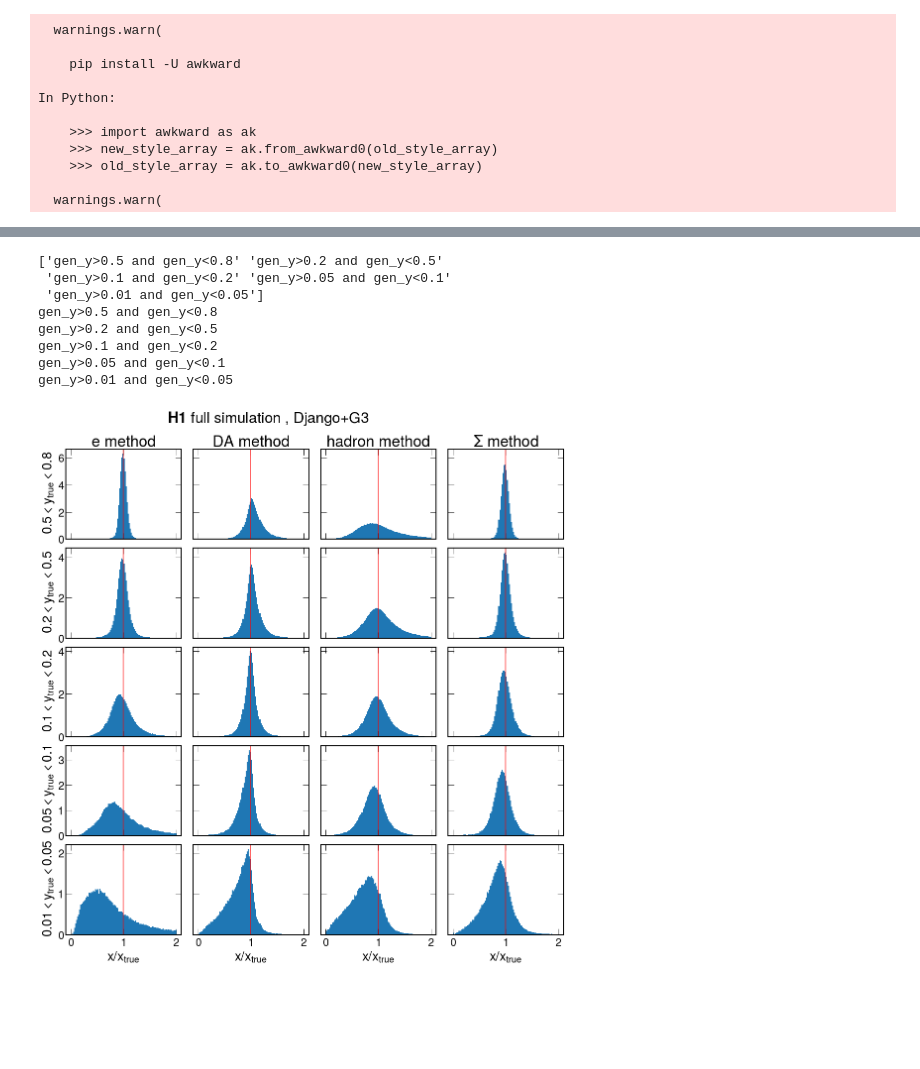
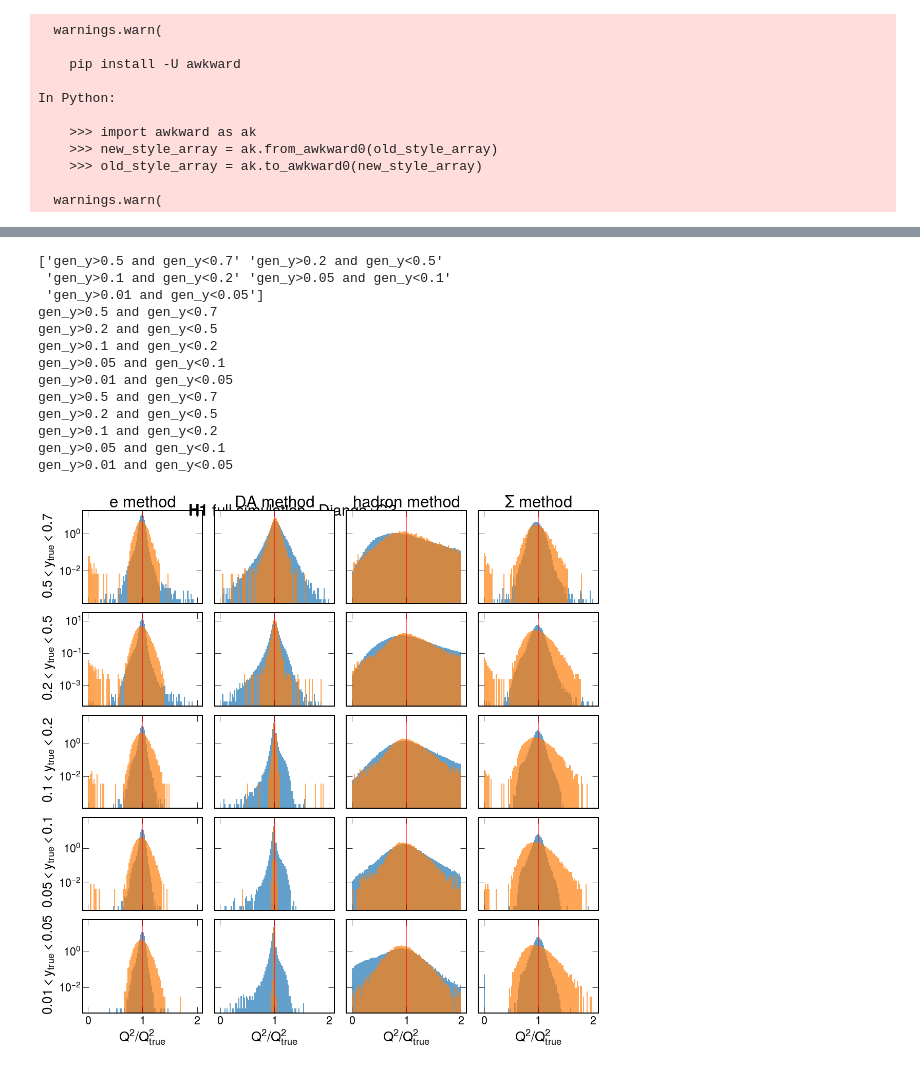
Before and after one commit to miguelignacio/calostudies, a Jupyter notebook: h1sim.ipynb, the cells around one changed output, grey strips where cells are left out. Cells and saved outputs as stored; diff of their text form; code cells hidden in the pictures; blank space fills up the shorter version.

Commit message:
updating h1 fast-full sim comparison notebook

```diff
--- a/h1sim.ipynb
+++ b/h1sim.ipynb
@@ -146,7 +146,7 @@ def get_Dataframe(path, name='Data', tag=None):
 
         if 'Data' not in name:
             try:
-                temp_df   =  temp_tree.pandas.df(["Q2*","gen_Q2","y*","HFS*",'gen_y',"e_*","gene*",'wgt','vertex_z','ptmiss','ptratio*','Empz','pth'], entrystop=3e7,flatten=True)
+                temp_df   =  temp_tree.pandas.df(["Q2*","gen_Q2","y*","HFS*",'gen_y',"e_*","gene*",'wgt','vertex_z','ptmiss','ptratio*','Empz','pth','genHFS*'], entrystop=3e7,flatten=True)
                 df = pd.concat([df,temp_df])
             except ValueError:
                 print ('oops, there is a problem in flattening the TTree ')
@@ -240,7 +289,7 @@ def applyCutsJets(df,isMC=False):
 # %%
 mc_name = 'Django'
 altmc_name = 'Rapgap'
-path ='/home/miguel/calostudies/21-07-14-07-16-july13/out_ep0607/'
+path ='/home/miguel/calostudies/21-07-16-00-44-july15/out_ep0607/'
 mc_tag = 'nominal'
 # %%
 %%time
@@ -299,6 +360,13 @@ Index(['Q2_e', 'Q2_sigma', 'Q2_esigma', 'Q2_da', 'Q2_h', 'gen_Q2', 'y_e',
 mc['pass_reco'] = np.where(mc['Q2_e']>0, 1, 0)
 mc['pass_truth'] = np.where(mc['gen_Q2']>0, 1, 0)
 
+owen['pass_reco'] = np.where(owen['Q2_e']>0, 1, 0)
+owen['pass_truth'] = np.where(owen['gen_Q2']>0, 1, 0)
+
+
+owen2['pass_reco'] = np.where(owen2['Q2_e']>0, 1, 0)
+owen2['pass_truth'] = np.where(owen2['gen_Q2']>0, 1, 0)
+
 altmc['pass_reco'] = np.where(altmc['Q2_e']>0, 1, 0)
 altmc['pass_truth'] = np.where(altmc['gen_Q2']>0, 1, 0)
 # %% [output]
@@ -310,6 +378,12 @@ print('Selecting MC events\n')
 mc   = applyCutsJets(mc, isMC=True)
 print('Selecting MC events\n')
 altmc   = applyCutsJets(altmc, isMC=True)
+
+print('Selecting MC events\n')
+owen   = applyCutsJets(owen, isMC=True)
+
+print('Selecting MC events\n')
+owen2   = applyCutsJets(owen2, isMC=True)
 # %% [output]
 Selecting MC events
 
@@ -426,7 +592,7 @@ gen_y>0.01 and gen_y<0.05
 # %%
 fig,ax = plt.subplots(5,4,figsize=(18,18),sharey='row',sharex=True)
 ax = ax.flatten()
-ybins = np.array(['gen_y>0.5 and gen_y<0.8', 'gen_y>0.2 and gen_y<0.5',
+ybins = np.array(['gen_y>0.5 and gen_y<0.7', 'gen_y>0.2 and gen_y<0.5',
                   'gen_y>0.1 and gen_y<0.2', 'gen_y>0.05 and gen_y<0.1','gen_y>0.01 and gen_y<0.05'])
 print(ybins)
 
@@ -434,51 +600,65 @@ print(ybins)
 
 for i in range(5):
     print(ybins[i])
-    ax[0 + 4*i].hist(mc.query(ybins[i] + ' and pass_reco>0')['xe_ratio'],density=True,bins=100,range=(0,2))
-    ax[1 + 4*i].hist(mc.query(ybins[i]+ ' and pass_reco>0')['xda_ratio'],density=True,bins=100,range=(0,2))
-    ax[2 + 4*i].hist(mc.query(ybins[i]+ ' and pass_reco>0')['xh_ratio'],density=True,bins=100,range=(0,2))
-    ax[3 + 4*i].hist(mc.query(ybins[i]+ ' and pass_reco>0')['xsigma_ratio'],density=True,bins=100,range=(0,2))
+    ax[0 + 4*i].hist(mc.query(ybins[i] + ' and pass_reco>0')['Q2e_ratio'],density=True,bins=100,range=(0,2),label='e method', alpha=0.7)
+    ax[1 + 4*i].hist(mc.query(ybins[i]+ ' and pass_reco>0')['Q2da_ratio'],density=True,bins=100,range=(0,2),label='DA method', alpha=0.7)
+    ax[2 + 4*i].hist(mc.query(ybins[i]+ ' and pass_reco>0')['Q2h_ratio'],density=True,bins=100,range=(0,2),label='$\Sigma$ method', alpha=0.7)
+    ax[3 + 4*i].hist(mc.query(ybins[i]+ ' and pass_reco>0')['Q2sigma_ratio'],density=True,bins=100,range=(0,2),label='$hadron method', alpha=0.7)
+
+for i in range(5):
+    print(ybins[i])
+    ax[0 + 4*i].hist(owen.query(ybins[i] + ' and pass_reco>0')['Q2e_ratio'],density=True,bins=100,range=(0,2),label='e method', alpha=0.7)
+    ax[1 + 4*i].hist(owen.query(ybins[i]+ ' and pass_reco>0')['Q2da_ratio'],density=True,bins=100,range=(0,2),label='DA method', alpha=0.7)
+    ax[2 + 4*i].hist(owen.query(ybins[i]+ ' and pass_reco>0')['Q2h_ratio'],density=True,bins=100,range=(0,2),label='$\Sigma$ method', alpha=0.7)
+    ax[3 + 4*i].hist(owen.query(ybins[i]+ ' and pass_reco>0')['Q2sigma_ratio'],density=True,bins=100,range=(0,2),label='$hadron method', alpha=0.7)
+
+
 
 for i in range(len(ax.flatten())):
     ax[i].axvline(1.0,color='red',lw=2,alpha=0.6)
 #ax[1].set_title(r"$\bf{ATHENA}$"+' full simulation [DD4hep] \n Pythia8+Geant4, NC DIS 18x275 GeV, $Q^{2}>100$ GeV$^{2}$',fontsize=29)
     ax[i].set_xticks([],minor=True)
     ax[i].set_yticks([], minor=True)
-    #ax[i].set_yscale('log')
+    ax[i].set_yscale('log')
     # for minor ticks
     #ax[i].set_xticks([], minor=True)
 
 plt.subplots_adjust(wspace=0.1, hspace=0.1)
 
 ax[0].set_title('e method')
 ax[1].set_title('DA method')
+ax[3].set_title('$\Sigma$ method')
 ax[2].set_title('hadron method')
-ax[3].set_title('$\Sigma$ method')
 
 
-ax[0].set_ylabel(' $0.5<y_{true}<0.8$')
+ax[0].set_ylabel(' $0.5<y_{true}<0.7$')
 ax[4].set_ylabel(' $0.2<y_{true}<0.5$')
 ax[8].set_ylabel(' $0.1<y_{true}<0.2$')
 ax[12].set_ylabel(' $0.05<y_{true}<0.1$')
 ax[16].set_ylabel(' $0.01<y_{true}<0.05$')
-ax[-1].set_xlabel(r'$x/x_{true}$ ')
+ax[-1].set_xlabel(r'$Q^{2}/Q^{2}_{true}$ ')
 
-ax[-2].set_xlabel(r'$x/x_{true}$ ')
-ax[-3].set_xlabel(r'$x/x_{true}$ ')
-ax[-4].set_xlabel(r'$x/x_{true}$ ')
+ax[-2].set_xlabel(r'$Q^{2}/Q^{2}_{true}$ ')
+ax[-3].set_xlabel(r'$Q^{2}/Q^{2}_{true}$ ')
+ax[-4].set_xlabel(r'$Q^{2}/Q^{2}_{true}$ ')
 
+ax[0].text(3.75, 16.9,r"$\bf{H1}$"+' full simulation , Django+G3',
+                 horizontalalignment='center',multialignment='center',
+           verticalalignment='center', fontsize=30)
 
-ax[0].text(3.75, 8.9,r"$\bf{H1}$"+' full simulation , Django+G3',
-                 horizontalalignment='center',multialignment='center',
-verticalalignment='center', fontsize=30)
 plt.show()
 # %% [output]
-['gen_y>0.5 and gen_y<0.8' 'gen_y>0.2 and gen_y<0.5'
+['gen_y>0.5 and gen_y<0.7' 'gen_y>0.2 and gen_y<0.5'
  'gen_y>0.1 and gen_y<0.2' 'gen_y>0.05 and gen_y<0.1'
  'gen_y>0.01 and gen_y<0.05']
-gen_y>0.5 and gen_y<0.8
+gen_y>0.5 and gen_y<0.7
 gen_y>0.2 and gen_y<0.5
 gen_y>0.1 and gen_y<0.2
 gen_y>0.05 and gen_y<0.1
 gen_y>0.01 and gen_y<0.05
+gen_y>0.5 and gen_y<0.7
+gen_y>0.2 and gen_y<0.5
+gen_y>0.1 and gen_y<0.2
+gen_y>0.05 and gen_y<0.1
+gen_y>0.01 and gen_y<0.05
-[figure, old version]
+[figure, new version]
```
Also changed, not shown: parts of 34 cells of this notebook.
